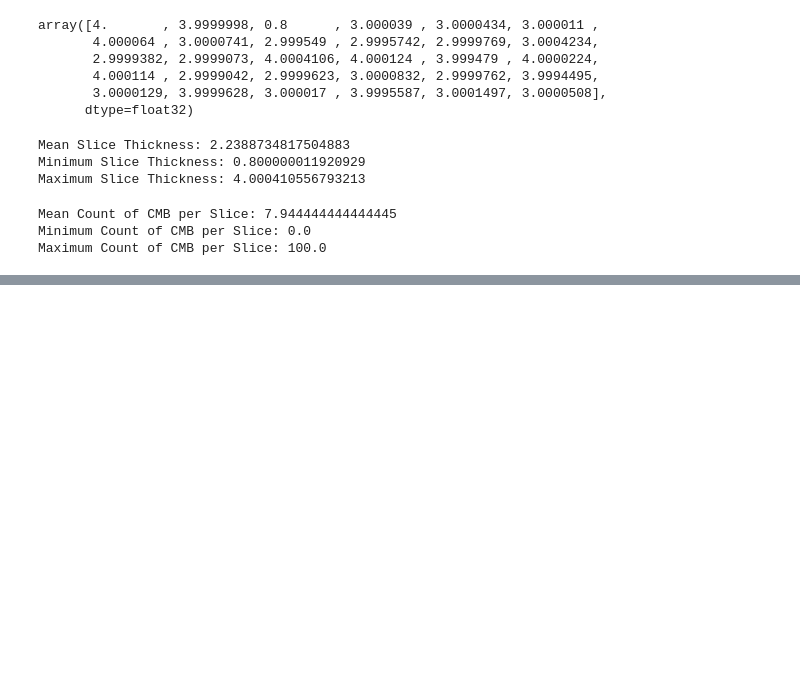
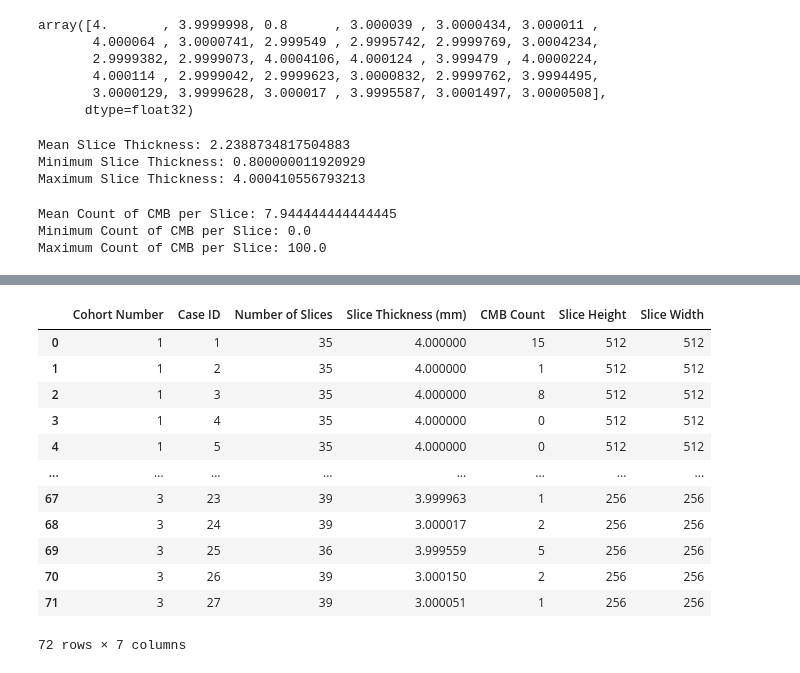
Before and after one commit to UST-SEAL-Team-4/Machine-Learning-Finals-Project, a Jupyter notebook: eda_dataset.ipynb, the cells around one changed output, grey strips where cells are left out. Saved outputs shown, nothing was run; the diff lists cells and outputs as text; code cells hidden in the pictures; blank space fills up the shorter version.

Commit message:
check the shape of the slices

```diff
--- a/eda_dataset.ipynb
+++ b/eda_dataset.ipynb
@@ -499,0 +518,36 @@ Maximum Count of CMB per Slice: 100.0
+# %%
+def add_slice_shape(df, image_paths, cohort_number):
+    if 'Slice Height' not in df.columns:
+        df['Slice Height'] = None
+    if 'Slice Width' not in df.columns:
+        df['Slice Width'] = None
+
+    for index, img_path in enumerate(image_paths):
+        img = nib.load(img_path)
+        case_id = index + 1
+
+        row_index = (df['Cohort Number'] == cohort_number) & (
+            df['Case ID'] == case_id)
+        df.loc[row_index, 'Slice Height'] = img.shape[0]
+        df.loc[row_index, 'Slice Width'] = img.shape[1]
+
+
+add_slice_shape(df, cohort_one_imgs, 1)
+add_slice_shape(df, cohort_two_imgs, 2)
+add_slice_shape(df, cohort_three_imgs, 3)
+
+df
+# %% [output]
+|  | Cohort Number | Case ID | Number of Slices | Slice Thickness (mm) | CMB Count | Slice Height | Slice Width |
+| 0 | 1 | 1 | 35 | 4.000000 | 15 | 512 | 512 |
+| 1 | 1 | 2 | 35 | 4.000000 | 1 | 512 | 512 |
+| 2 | 1 | 3 | 35 | 4.000000 | 8 | 512 | 512 |
+| 3 | 1 | 4 | 35 | 4.000000 | 0 | 512 | 512 |
+| 4 | 1 | 5 | 35 | 4.000000 | 0 | 512 | 512 |
+| ... | ... | ... | ... | ... | ... | ... | ... |
+| 67 | 3 | 23 | 39 | 3.999963 | 1 | 256 | 256 |
+| 68 | 3 | 24 | 39 | 3.000017 | 2 | 256 | 256 |
+| 69 | 3 | 25 | 36 | 3.999559 | 5 | 256 | 256 |
+| 70 | 3 | 26 | 39 | 3.000150 | 2 | 256 | 256 |
+| 71 | 3 | 27 | 39 | 3.000051 | 1 | 256 | 256 |
+72 rows × 7 columns
```
Also changed, not shown: parts of 8 cells of this notebook.
